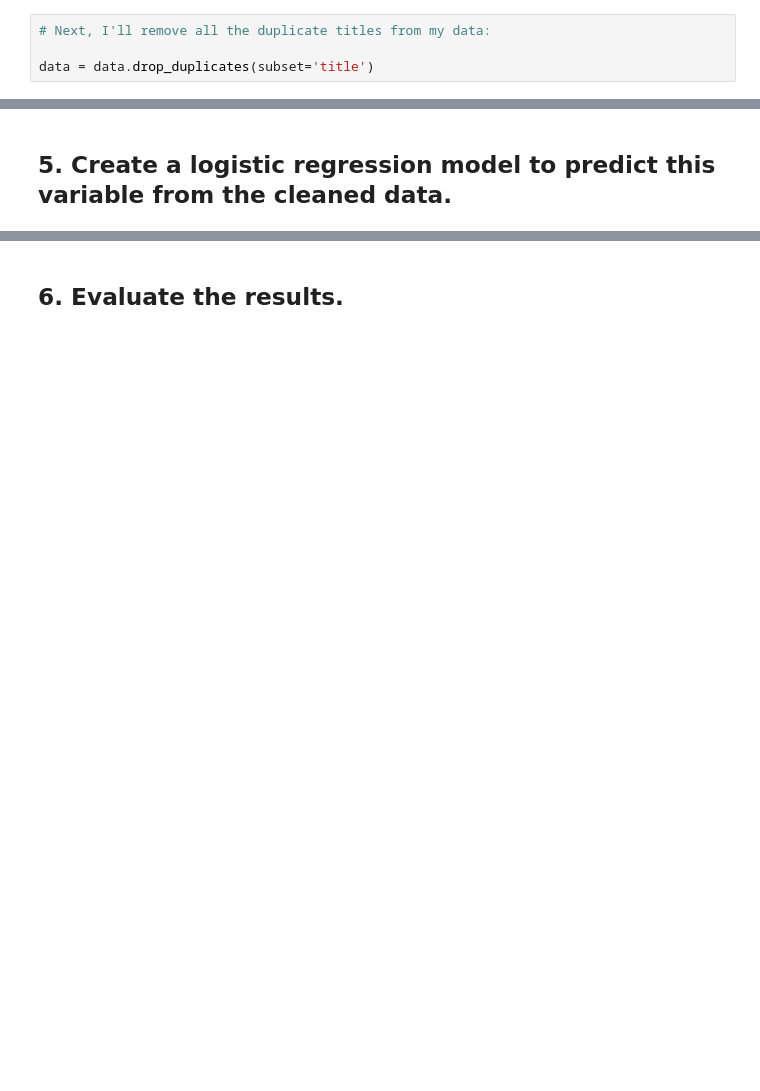
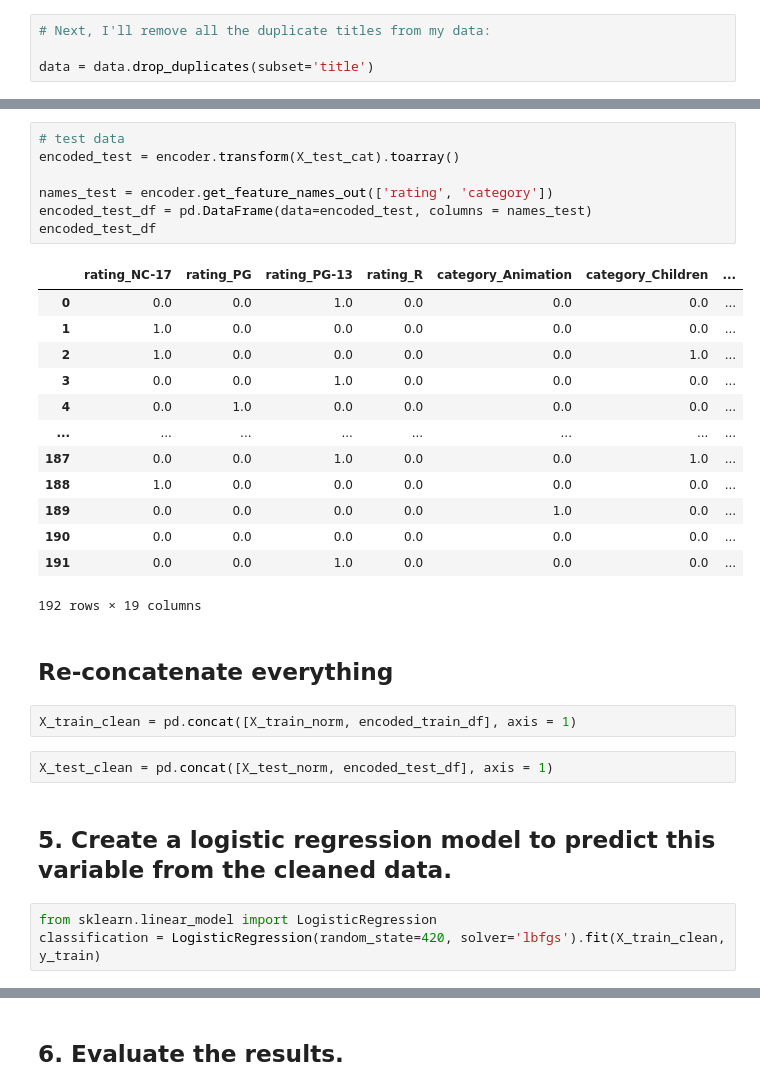
Before and after one commit to rjpeters/labs_week_3, a Jupyter notebook: Lab 3.08.ipynb, the cells around one changed output, grey strips where cells are left out. Cells and saved outputs as stored; diff of their text form; blank space fills up the shorter version.

```diff
--- a/Lab 3.08.ipynb
+++ b/Lab 3.08.ipynb
@@ -262,2 +328,32 @@ dtype: int64
+# %%
+# test data
+encoded_test = encoder.transform(X_test_cat).toarray()
+
+names_test = encoder.get_feature_names_out(['rating', 'category'])
+encoded_test_df = pd.DataFrame(data=encoded_test, columns = names_test)
+encoded_test_df
+# %% [output]
+|  | rating_NC-17 | rating_PG | rating_PG-13 | rating_R | category_Animation | category_Children | ... |
+| 0 | 0.0 | 0.0 | 1.0 | 0.0 | 0.0 | 0.0 | ... |
+| 1 | 1.0 | 0.0 | 0.0 | 0.0 | 0.0 | 0.0 | ... |
+| 2 | 1.0 | 0.0 | 0.0 | 0.0 | 0.0 | 1.0 | ... |
+| 3 | 0.0 | 0.0 | 1.0 | 0.0 | 0.0 | 0.0 | ... |
+| 4 | 0.0 | 1.0 | 0.0 | 0.0 | 0.0 | 0.0 | ... |
+| ... | ... | ... | ... | ... | ... | ... | ... |
+| 187 | 0.0 | 0.0 | 1.0 | 0.0 | 0.0 | 1.0 | ... |
+| 188 | 1.0 | 0.0 | 0.0 | 0.0 | 0.0 | 0.0 | ... |
+| 189 | 0.0 | 0.0 | 0.0 | 0.0 | 1.0 | 0.0 | ... |
+| 190 | 0.0 | 0.0 | 0.0 | 0.0 | 0.0 | 0.0 | ... |
+| 191 | 0.0 | 0.0 | 1.0 | 0.0 | 0.0 | 0.0 | ... |
+192 rows × 19 columns
+# %% [markdown]
+## Re-concatenate everything
+# %%
+X_train_clean = pd.concat([X_train_norm, encoded_train_df], axis = 1)
+# %%
+X_test_clean = pd.concat([X_test_norm, encoded_test_df], axis = 1)
 # %% [markdown]
 ## 5. Create a logistic regression model to predict this variable from the cleaned data.
+# %%
+from sklearn.linear_model import LogisticRegression
+classification = LogisticRegression(random_state=420, solver='lbfgs').fit(X_train_clean, y_train)
```
Also changed, not shown: parts of 38 cells of this notebook.
